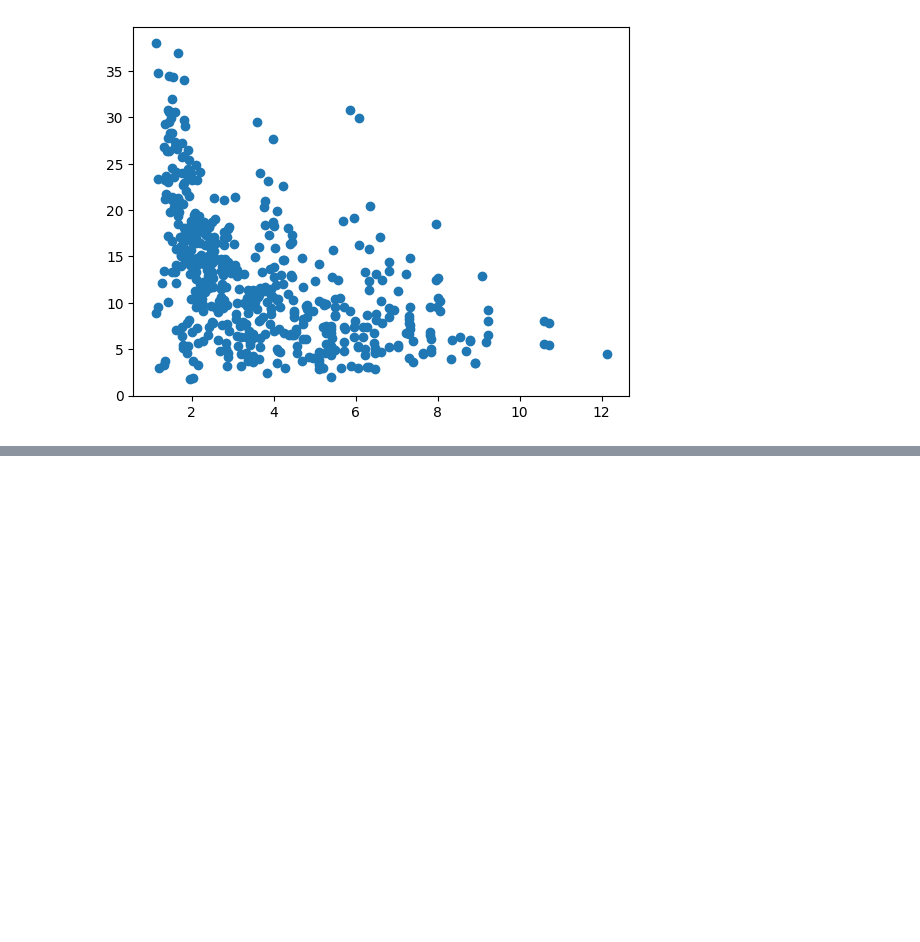
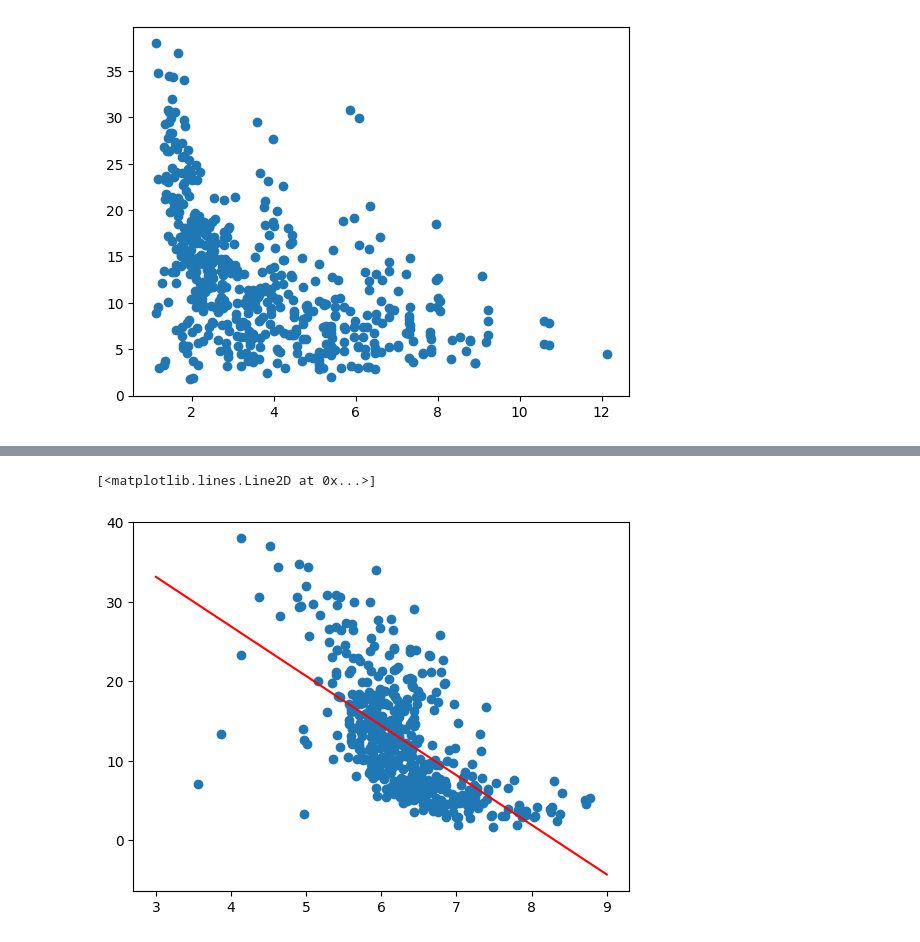
Before and after one commit to HanFredriksson/AI-plugg-filer-Hannes-Fredriksson, a Jupyter notebook: Statistiska-metoder/Övningar/Boston-data.ipynb, the cells around one changed output, grey strips where cells are left out. Drawn from its saved outputs; the diff is of its cells as text; code cells hidden in the pictures; blank space fills up the shorter version.

```diff
--- a/Statistiska-metoder/Övningar/Boston-data.ipynb
+++ b/Statistiska-metoder/Övningar/Boston-data.ipynb
@@ -140,0 +168,14 @@ plt.scatter(data["dis"], data["lstat"])
+# %%
+import numpy as np
+
+Y = lstat = data["lstat"]
+X = np.column_stack([np.ones(Y.shape[0]), data["rm"]])
+b = np.linalg.pinv(X.T @ X) @ X.T @ Y
+
+plt.scatter(X[:, 1], Y)
+x = np.linspace(3, 9)
+y_hat = b[0] + b[1]*x
+plt.plot(x, y_hat, c= "red")
+# %% [output]
+[<matplotlib.lines.Line2D at 0x...>]
+[figure, added]
```
Also changed, not shown: parts of 2 cells of this notebook, 3 other files.
